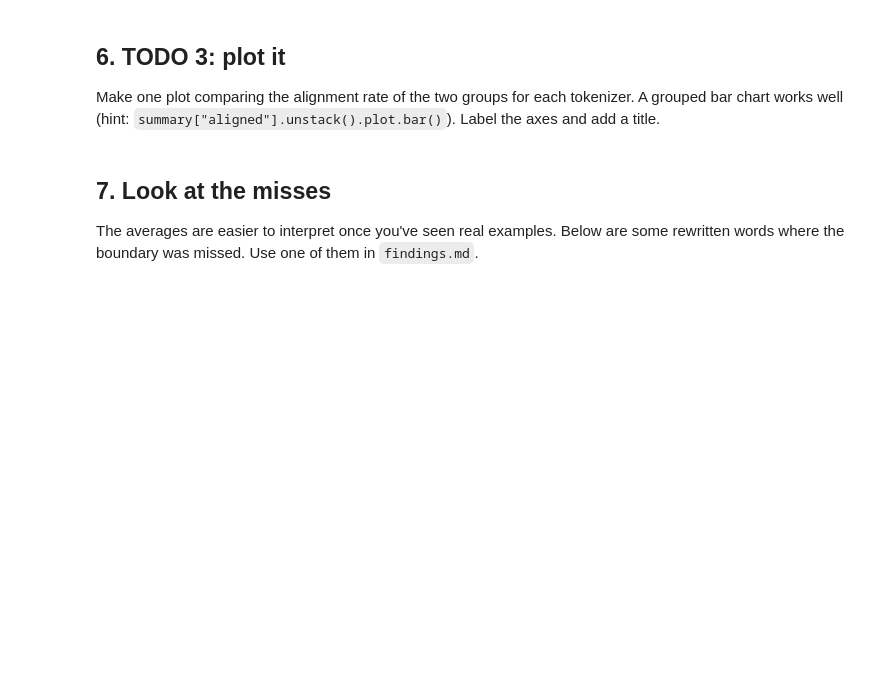
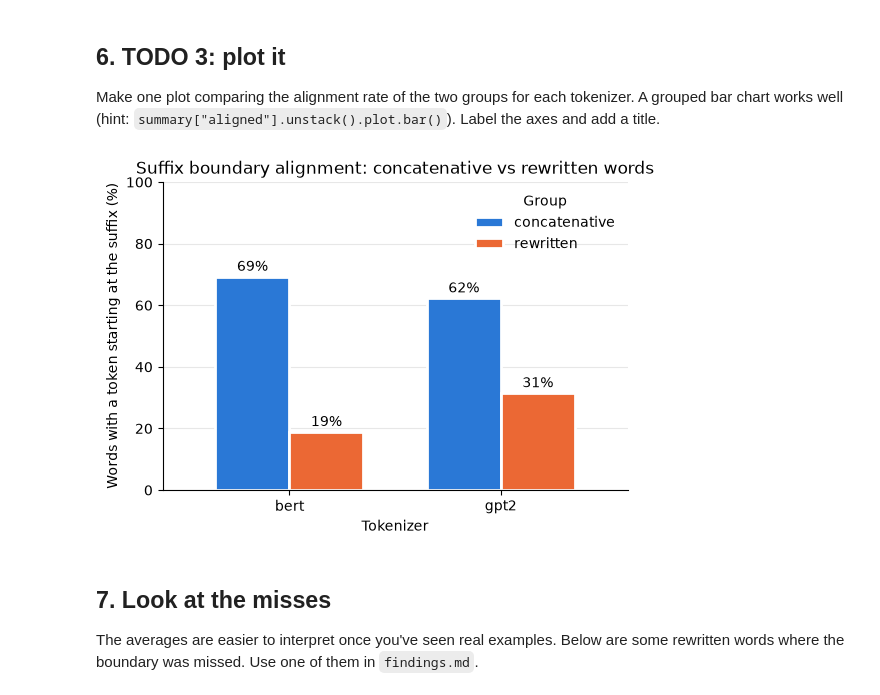
Before and after one commit to Sandhi-Probe/core-member-onboarding, a Jupyter notebook: submissions/rickytang666/analysis.ipynb, the cells around one changed output. Drawn from its saved outputs; the diff is of its cells as text; code cells hidden in the pictures; blank space fills up the shorter version.

```diff
--- a/submissions/rickytang666/analysis.ipynb
+++ b/submissions/rickytang666/analysis.ipynb
@@ -61,8 +88,7 @@ The checks below pass once your function is right.
 # %%
 def boundary_aligned(offsets, boundary):
     """offsets: list of (start, end) per token. boundary: where the suffix starts."""
-    # TODO: replace this line
-    raise NotImplementedError
+    return any(start == boundary for start, _ in offsets)
 
 
 assert boundary_aligned([(0, 4), (4, 6)], 4)      # slow | ly        -> aligned
@@ -83,8 +111,8 @@ for _, row in sample.iterrows():
             "group": row["group"],
             "tokenizer": name,
             "tokens": out["tokens"],
-            "aligned": ...,   # TODO: use boundary_aligned(...) and row["suffix_boundary"]
-            "n_tokens": ...,  # TODO: how many tokens did this word use?
+            "aligned": boundary_aligned(out["offsets"], row["suffix_boundary"]),
+            "n_tokens": len(out["tokens"]),
         })
 
 results = pd.DataFrame(rows)
@@ -101,11 +143,28 @@ summary
 
 Make one plot comparing the alignment rate of the two groups for each tokenizer. A grouped bar chart works well (hint: `summary["aligned"].unstack().plot.bar()`). Label the axes and add a title.
 # %%
-# TODO: make your plot here
+alignment_pct = summary["aligned"].unstack() * 100
+ax = alignment_pct.plot.bar(
+    rot=0, width=0.7, figsize=(6, 4),
+    color=["#2a78d6", "#eb6834"], edgecolor="white", linewidth=2,
+)
+for bars in ax.containers:
+    ax.bar_label(bars, fmt="%.0f%%", padding=2)
+
+ax.set_xlabel("Tokenizer")
+ax.set_ylabel("Words with a token starting at the suffix (%)")
+ax.set_title("Suffix boundary alignment: concatenative vs rewritten words")
+ax.set_ylim(0, 100)
+ax.legend(title="Group", frameon=False)
+ax.spines[["top", "right"]].set_visible(False)
+ax.grid(axis="y", alpha=0.3)
+ax.set_axisbelow(True)
 
 
 plt.savefig("alignment.png", dpi=150, bbox_inches="tight")
 plt.show()
+# %% [output]
+[figure, added]
 # %% [markdown]
 ## 7. Look at the misses
 
```
Also changed, not shown: parts of 7 cells of this notebook, 1 other file.
